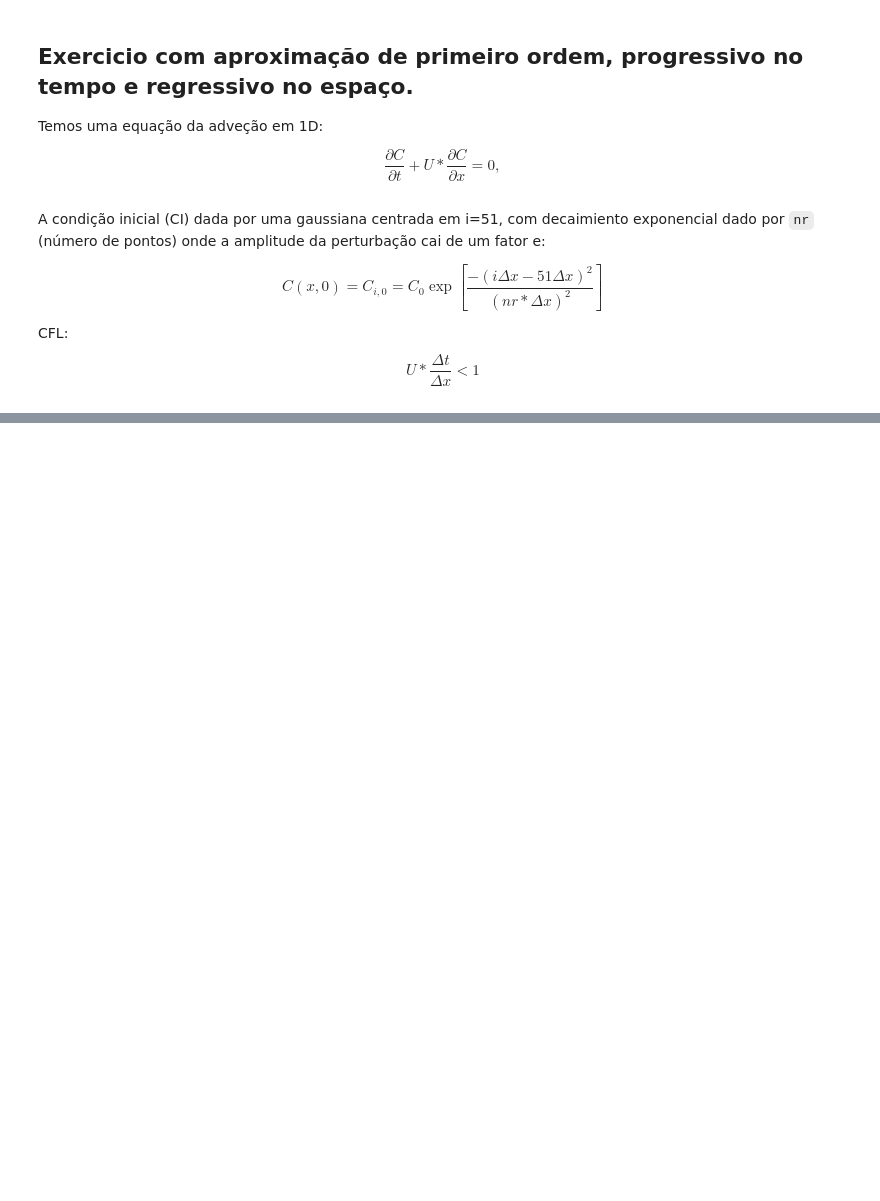
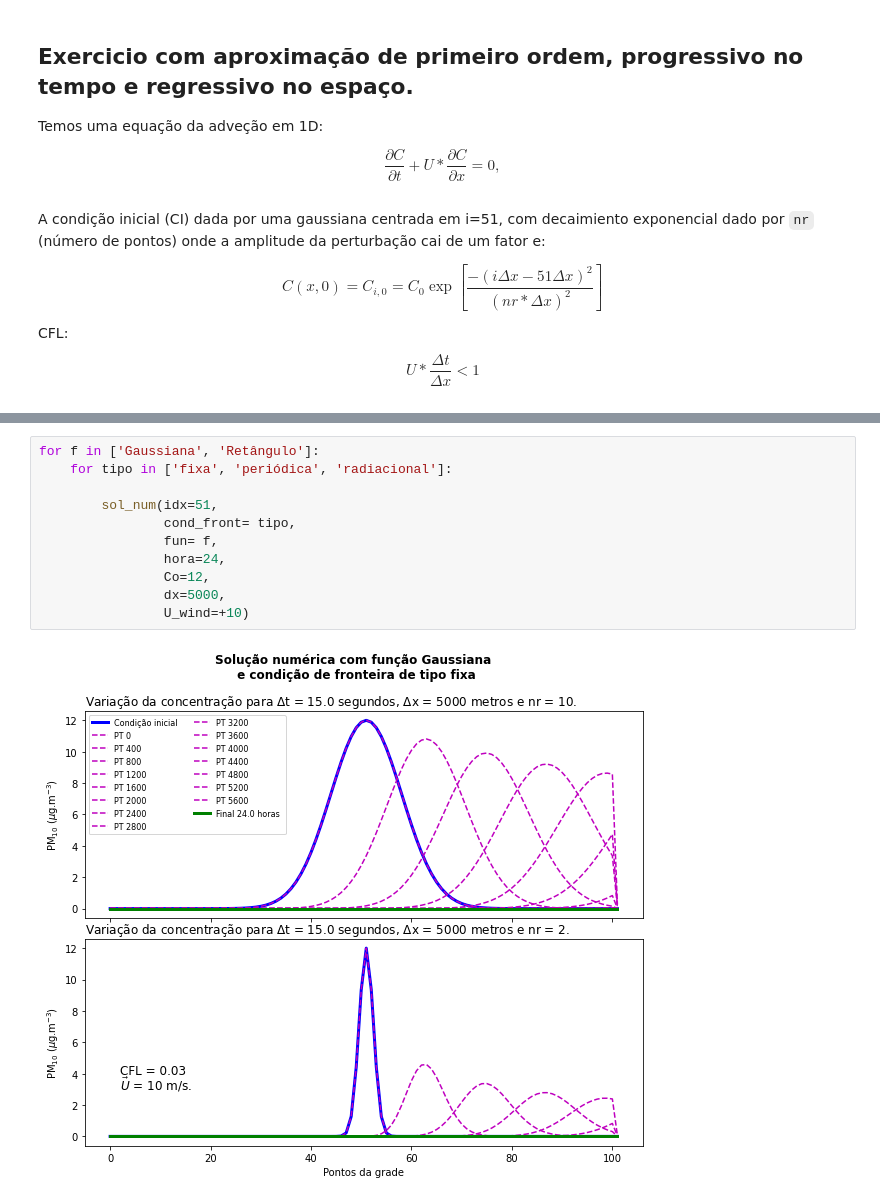
Before and after one commit to adelgadop/Modelagem, a Jupyter notebook: Exercicio_1/Advection.ipynb, the cells around one changed output, grey strips where cells are left out. Saved outputs shown, nothing was run; the diff lists cells and outputs as text; blank space fills up the shorter version.

```diff
--- a/Exercicio_1/Advection.ipynb
+++ b/Exercicio_1/Advection.ipynb
@@ -105,0 +110,13 @@ array([<AxesSubplot:title={'left':'Variação da concentração para $\\Delta$t
+# %%
+for f in ['Gaussiana', 'Retângulo']:
+    for tipo in ['fixa', 'periódica', 'radiacional']:
+
+        sol_num(idx=51,
+                cond_front= tipo,
+                fun= f,
+                hora=24,
+                Co=12,
+                dx=5000,
+                U_wind=+10)
+# %% [output]
+[figure, added]
```
Also changed, not shown: parts of 5 cells of this notebook, 6 other files.
